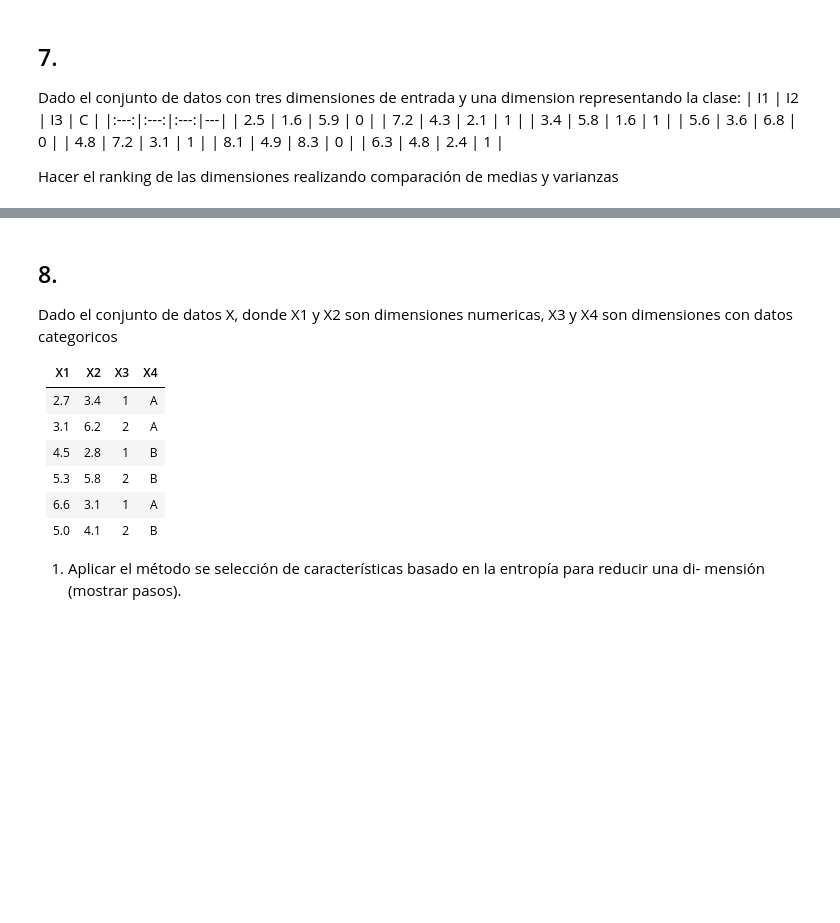
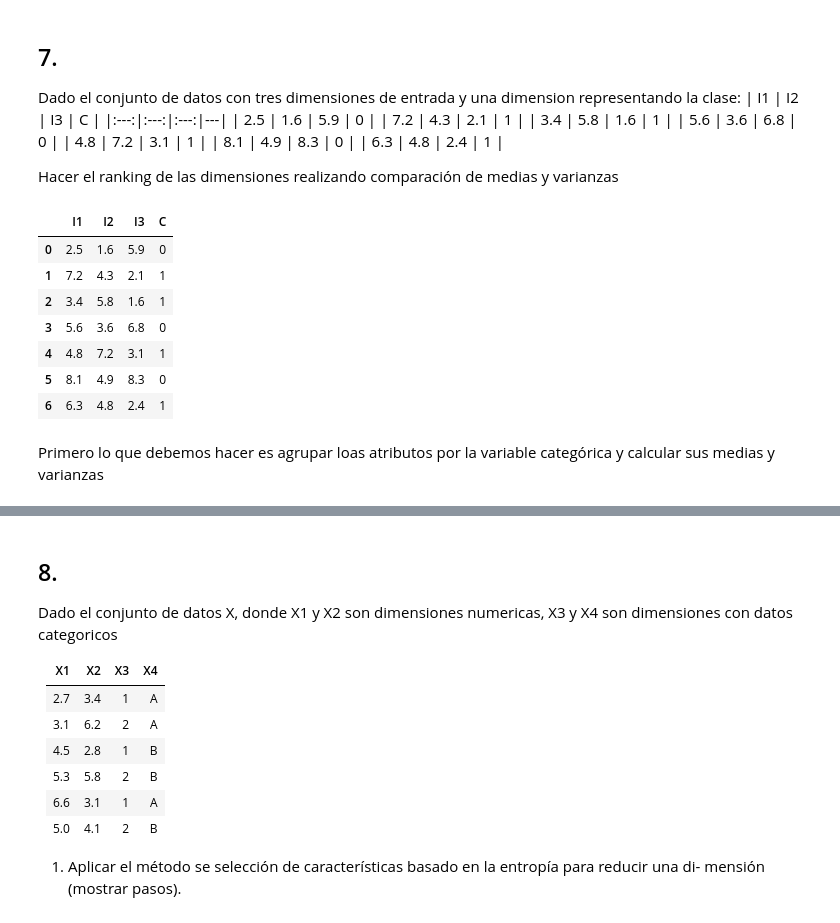
Before and after one commit to acmoral/ProyectoMineria, a Jupyter notebook: Talleres/Taller1/taller1.ipynb, the cells around one changed output, grey strips where cells are left out. Cells and saved outputs as stored; diff of their text form; code cells hidden in the pictures; blank space fills up the shorter version.

```diff
--- a/Talleres/Taller1/taller1.ipynb
+++ b/Talleres/Taller1/taller1.ipynb
@@ -665,3 +665,24 @@ Dado el conjunto de datos con tres dimensiones de entrada y una dimension repres
 | 6.3 | 4.8 | 2.4 | 1 |
 
 Hacer el ranking de las dimensiones realizando comparación de medias y varianzas
+# %%
+df = pd.DataFrame([[2.5 , 1.6 , 5.9 , 0 ],
+                   [7.2 , 4.3 , 2.1 , 1 ],
+                   [3.4 , 5.8 , 1.6 , 1 ],
+                   [5.6 , 3.6 , 6.8 , 0 ],
+                   [4.8 , 7.2 , 3.1 , 1 ],
+                   [8.1 , 4.9 , 8.3 , 0 ],
+                   [6.3 , 4.8 , 2.4 , 1 ]], columns=["I1", "I2", "I3", "C"])
+
+df
+# %% [output]
+|  | I1 | I2 | I3 | C |
+| 0 | 2.5 | 1.6 | 5.9 | 0 |
+| 1 | 7.2 | 4.3 | 2.1 | 1 |
+| 2 | 3.4 | 5.8 | 1.6 | 1 |
+| 3 | 5.6 | 3.6 | 6.8 | 0 |
+| 4 | 4.8 | 7.2 | 3.1 | 1 |
+| 5 | 8.1 | 4.9 | 8.3 | 0 |
+| 6 | 6.3 | 4.8 | 2.4 | 1 |
+# %% [markdown]
+Primero lo que debemos hacer es agrupar loas atributos por la variable categórica y calcular sus medias y varianzas
```
Also changed, not shown: parts of 1 cell of this notebook.
